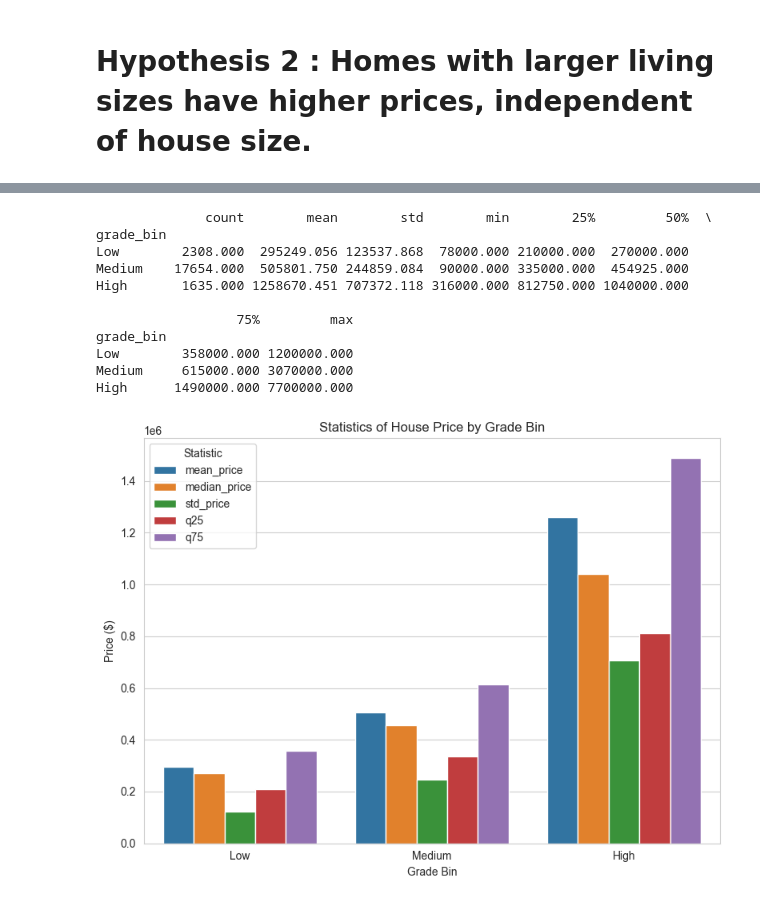
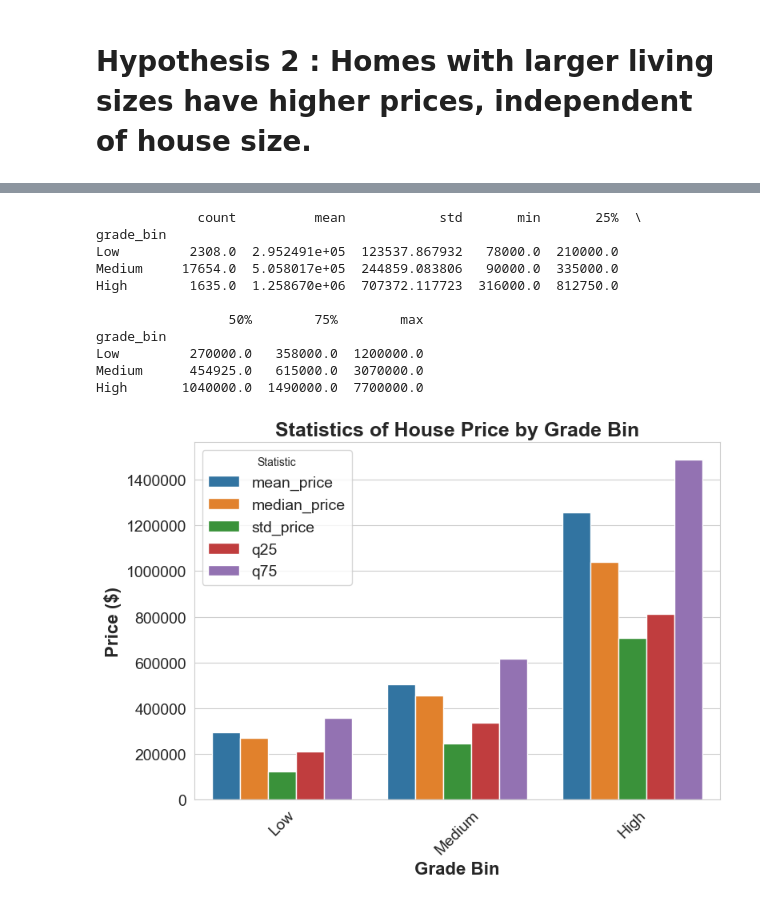
Before and after one commit to heena008/ds-EDA-project.io, a Jupyter notebook: Heena.ipynb, the cells around one changed output, grey strips where cells are left out. Cells and saved outputs as stored; diff of their text form; code cells hidden in the pictures.

```diff
--- a/Heena.ipynb
+++ b/Heena.ipynb
@@ -363,24 +114 @@ df_new["distance_from_center_km"] = df_new.apply(
 )
-# %%
-import seaborn as sns
-import matplotlib.pyplot as plt
-from matplotlib import cm
-import numpy as np
-
-df_new["distance_bin"] = pd.cut(df_new["distance_from_center_km"], bins=6)
-
-counts = df_new.groupby(["distance_bin", "price_bin"]).size().reset_index(name="count")
-
-# Pivot the table so distance_bin is x, price_bin is y
-heatmap_data = counts.pivot(index="price_bin", columns="distance_bin", values="count")
-# Get 6 discrete colors from turbo colormap (for 6 price bins)
-colors = cm.turbo(np.linspace(0, 1, len(df_new["price_bin"].unique())))
-plt.figure(figsize=(8,6))
-sns.barplot(x="distance_bin", y="count", hue="price_bin", data=counts, palette=colors)
-
-plt.xlabel("Distance from Seattle City Center (km)")
-plt.ylabel("Number of Properties")
-plt.title("Number of Properties by Distance and Price Bin")
-plt.xticks(rotation=45)
-plt.legend(title="Price Bin")
-plt.show()
@@ -522,43 +314,48 @@ summary = df_new.groupby('grade_bin')['price'].agg(
 
 
 # Set Seaborn style
 sns.set_style("whitegrid")
 
 
 summary_melted = summary.melt(
     id_vars='grade_bin',
     var_name='Statistic',
     value_name='Price'
 )
 
 
 plt.figure(figsize=(8,6))
 
 sns.barplot(
     x='grade_bin',
     y='Price',
     hue='Statistic',
     data=summary_melted
 )
 
 
 
-plt.title("Statistics of House Price by Grade Bin")
-plt.xlabel("Grade Bin")
-plt.ylabel("Price ($)")
-plt.legend(title="Statistic")
+
+plt.title("Statistics of House Price by Grade Bin",fontsize=18, fontweight='bold')
+plt.xlabel("Grade Bin", fontsize=16, fontweight='bold')
+plt.ylabel("Price ($)" , fontsize=16, fontweight='bold')
+plt.legend(title="Statistic",  fontsize=14)
+# Disable scientific notation
+plt.ticklabel_format(style='plain', axis='y')
+plt.xticks(rotation=45, fontsize=14)
+plt.yticks(fontsize=14)
 plt.tight_layout()
 plt.show()
 # %% [output]
-              count        mean        std        min        25%         50%  \
+             count          mean            std       min       25%  \
 grade_bin
-Low        2308.000  295249.056 123537.868  78000.000 210000.000  270000.000
-Medium    17654.000  505801.750 244859.084  90000.000 335000.000  454925.000
-High       1635.000 1258670.451 707372.118 316000.000 812750.000 1040000.000
+Low         2308.0  2.952491e+05  123537.867932   78000.0  210000.0
+Medium     17654.0  5.058017e+05  244859.083806   90000.0  335000.0
+High        1635.0  1.258670e+06  707372.117723  316000.0  812750.0
 
-                  75%         max
+                 50%        75%        max
 grade_bin
-Low        358000.000 1200000.000
-Medium     615000.000 3070000.000
-High      1490000.000 7700000.000
+Low         270000.0   358000.0  1200000.0
+Medium      454925.0   615000.0  3070000.0
+High       1040000.0  1490000.0  7700000.0
-[figure, old version]
+[figure, new version]
```
Also changed, not shown: parts of 43 cells of this notebook, 6 other files.
